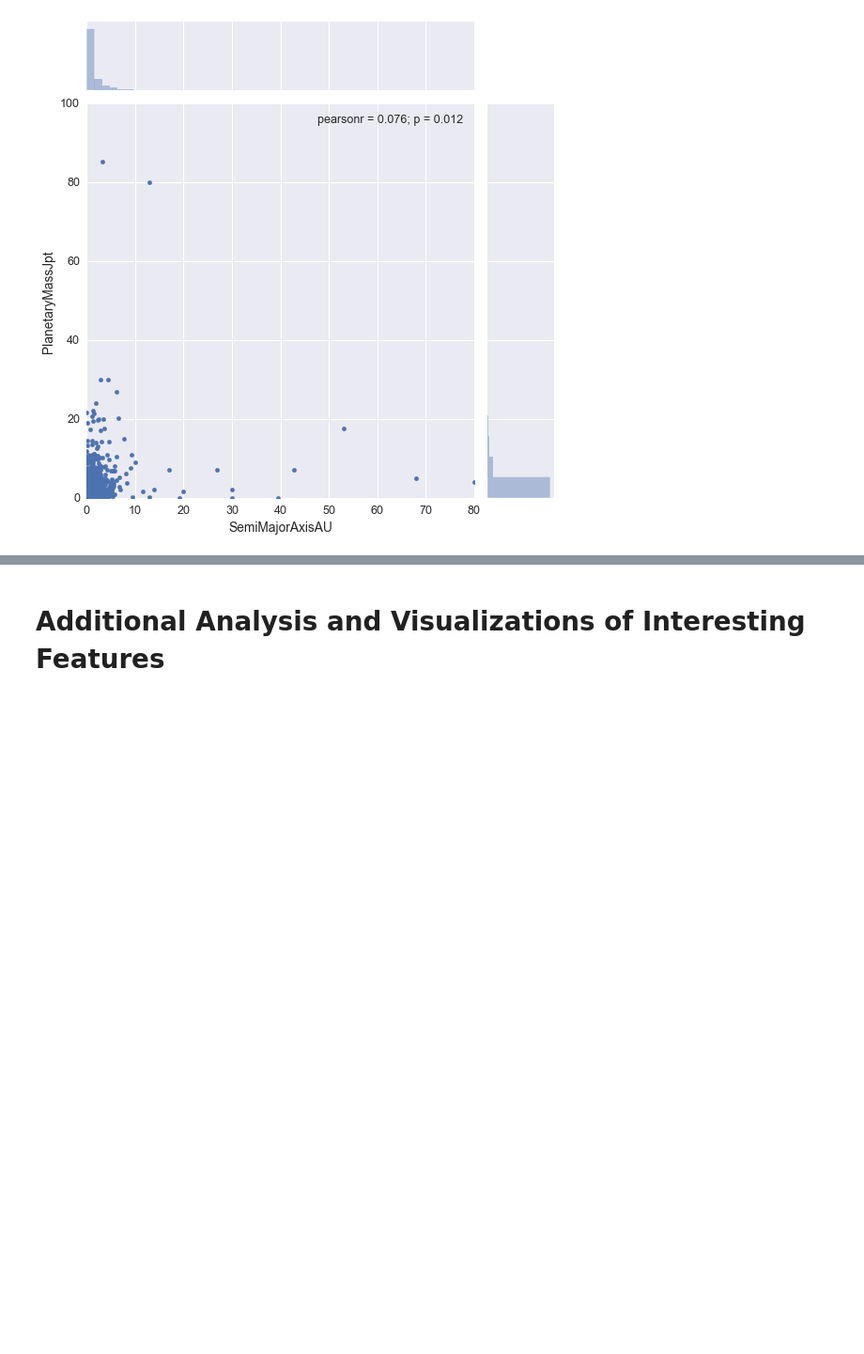
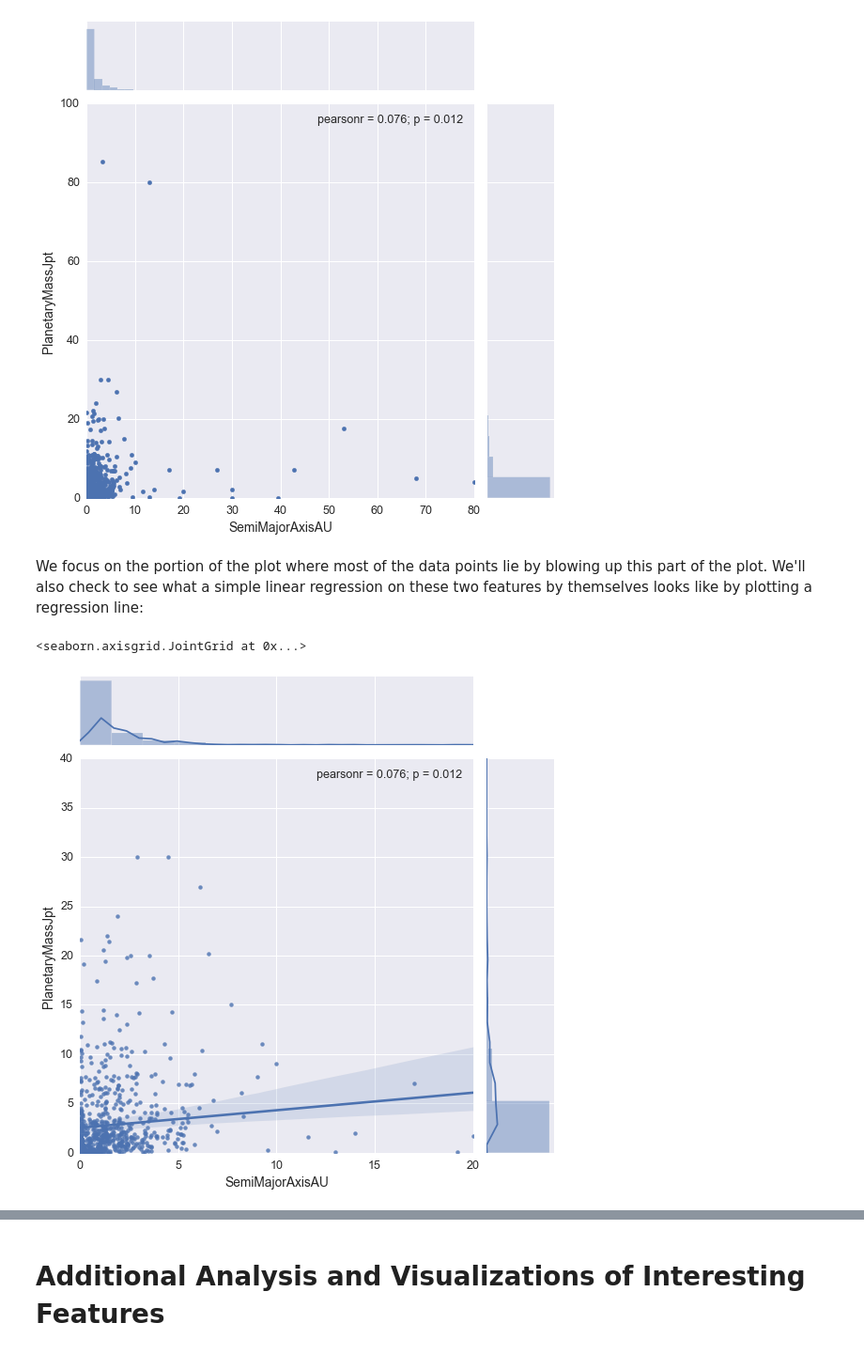
Before and after one commit to markyashar/sf16_ids1_project, a Jupyter notebook: exoplanet_exploration1.ipynb, the cells around one changed output, grey strips where cells are left out. Shown at 94% size. Saved outputs shown, nothing was run; the diff lists cells and outputs as text; code cells hidden in the pictures; blank space fills up the shorter version.

```diff
--- a/exoplanet_exploration1.ipynb
+++ b/exoplanet_exploration1.ipynb
@@ -396,3 +405,11 @@ sns.jointplot(x="SemiMajorAxisAU", y="PlanetaryMassJpt",xlim =(0,80), ylim=(0,10
 # %% [output]
 <seaborn.axisgrid.JointGrid at 0x...>
 [figure]
+# %% [markdown]
+We focus on the portion of the plot where most of the data points lie by blowing up this part of the plot. We'll also check to see what a simple linear regression on these two features by themselves looks like by plotting a regression line:
+# %%
+sns.jointplot(x="SemiMajorAxisAU", y="PlanetaryMassJpt",xlim =(0,20), ylim=(0,40), data=planets_selectedFeatures2,
+              size=8, kind='reg')
+# %% [output]
+<seaborn.axisgrid.JointGrid at 0x...>
+[figure, added]
```
Also changed, not shown: parts of 5 cells of this notebook.
